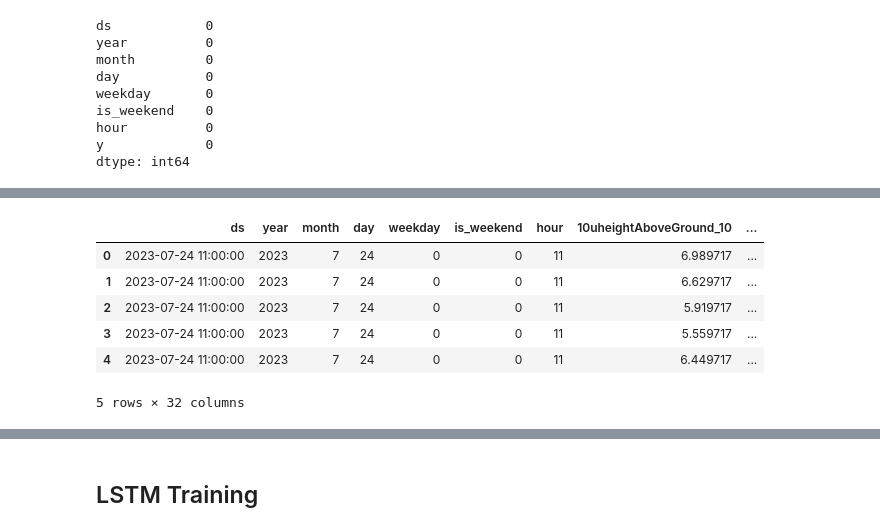
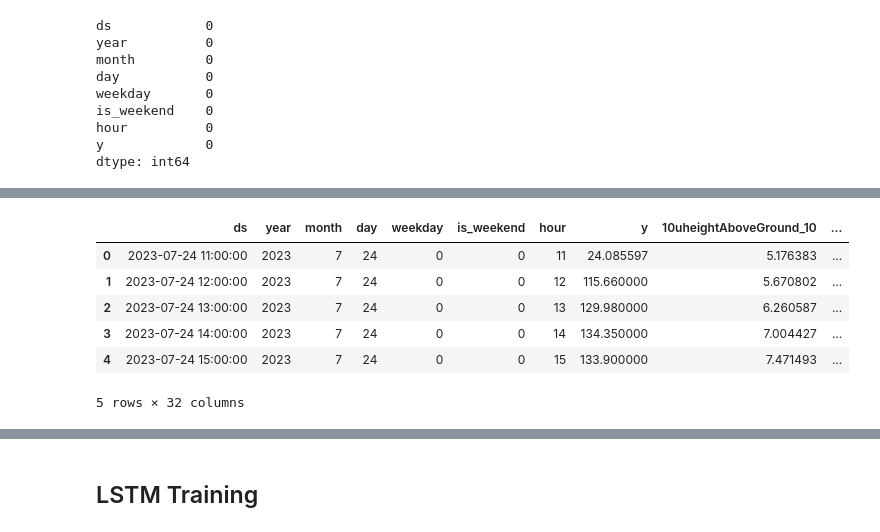
Before and after one commit to Daryox/Repsol-Datathon, a Jupyter notebook: generationLSTM.ipynb, the cells around one changed output, grey strips where cells are left out. Drawn from its saved outputs; the diff is of its cells as text; code cells hidden in the pictures.

```diff
--- a/generationLSTM.ipynb
+++ b/generationLSTM.ipynb
@@ -119,3 +105,0 @@ print(counter)
-# %%
-meteo["FORECAST_TIMESTAMP"] = pd.to_datetime(meteo["FORECAST_TIMESTAMP"])
-# Convert 'ds' in generation to UTC timezone (same as 'FORECAST_TIMESTAMP' in meteo_filtered)
@@ -121,0 +115,6 @@ meteo["FORECAST_TIMESTAMP"] = pd.to_datetime(meteo["FORECAST_TIMESTAMP"])
+# %%
+# Group by FORECAST_TIMESTAMP and calculate the mean for all columns
+meteo_averages = meteo.groupby('FORECAST_TIMESTAMP').mean()
+
+# Display the resulting DataFrame
+meteo_averages.head()
@@ -122,25 +130,31 @@ meteo["FORECAST_TIMESTAMP"] = pd.to_datetime(meteo["FORECAST_TIMESTAMP"])
+# %%
+# Reset the index to bring FORECAST_TIMESTAMP back as a column
+meteo_averages.reset_index(inplace=True)
+
+# Convert FORECAST_TIMESTAMP to datetime if necessary
+meteo_averages['FORECAST_TIMESTAMP'] = pd.to_datetime(meteo_averages['FORECAST_TIMESTAMP'])
 # %%
-meteo_filtered = meteo.drop(columns=['LATITUDE', 'LONGITUDE'])
+meteo_filtered = meteo_averages.drop(columns=['LATITUDE', 'LONGITUDE'])
 meteo_filtered['FORECAST_TIMESTAMP'] = meteo_filtered['FORECAST_TIMESTAMP'].dt.tz_localize(None)  # Remove timezone
 generation['ds'] = generation['ds'].dt.tz_localize(None)  # Remove timezone from 'ds' if any
 
 generation = generation.merge(meteo_filtered, left_on='ds', right_on='FORECAST_TIMESTAMP', how='left')
 
 # Drop the 'FORECAST_TIMESTAMP' column after merging (if you don't need it)
 generation.drop(columns=['FORECAST_TIMESTAMP'], inplace=True)
 
 # Optionally, reorder the column 'y' back to its original position if needed
-aux = generation['y']
-generation = generation.drop(columns=['y'])
-generation['y'] = aux
+#aux = generation['y']
+#generation = generation.drop(columns=['y'])
+#generation['y'] = aux
 
 # Display the first few rows of the result
 generation.head()
 # %% [output]
-|  | ds | year | month | day | weekday | is_weekend | hour | 10uheightAboveGround_10 | ... |
-| 0 | 2023-07-24 11:00:00 | 2023 | 7 | 24 | 0 | 0 | 11 | 6.989717 | ... |
-| 1 | 2023-07-24 11:00:00 | 2023 | 7 | 24 | 0 | 0 | 11 | 6.629717 | ... |
-| 2 | 2023-07-24 11:00:00 | 2023 | 7 | 24 | 0 | 0 | 11 | 5.919717 | ... |
-| 3 | 2023-07-24 11:00:00 | 2023 | 7 | 24 | 0 | 0 | 11 | 5.559717 | ... |
-| 4 | 2023-07-24 11:00:00 | 2023 | 7 | 24 | 0 | 0 | 11 | 6.449717 | ... |
+|  | ds | year | month | day | weekday | is_weekend | hour | y | 10uheightAboveGround_10 | ... |
+| 0 | 2023-07-24 11:00:00 | 2023 | 7 | 24 | 0 | 0 | 11 | 24.085597 | 5.176383 | ... |
+| 1 | 2023-07-24 12:00:00 | 2023 | 7 | 24 | 0 | 0 | 12 | 115.660000 | 5.670802 | ... |
+| 2 | 2023-07-24 13:00:00 | 2023 | 7 | 24 | 0 | 0 | 13 | 129.980000 | 6.260587 | ... |
+| 3 | 2023-07-24 14:00:00 | 2023 | 7 | 24 | 0 | 0 | 14 | 134.350000 | 7.004427 | ... |
+| 4 | 2023-07-24 15:00:00 | 2023 | 7 | 24 | 0 | 0 | 15 | 133.900000 | 7.471493 | ... |
 5 rows × 32 columns
```
Also changed, not shown: parts of 25 cells of this notebook.
